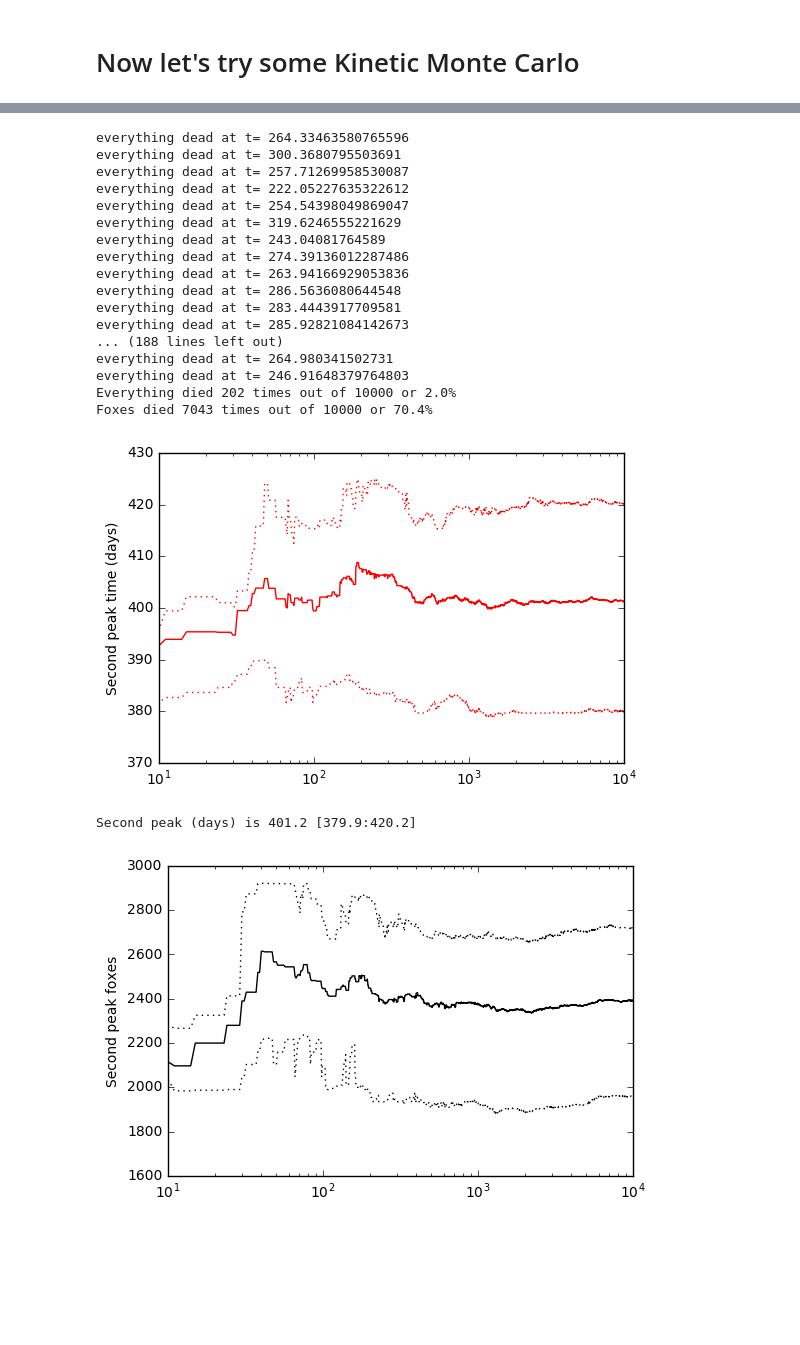
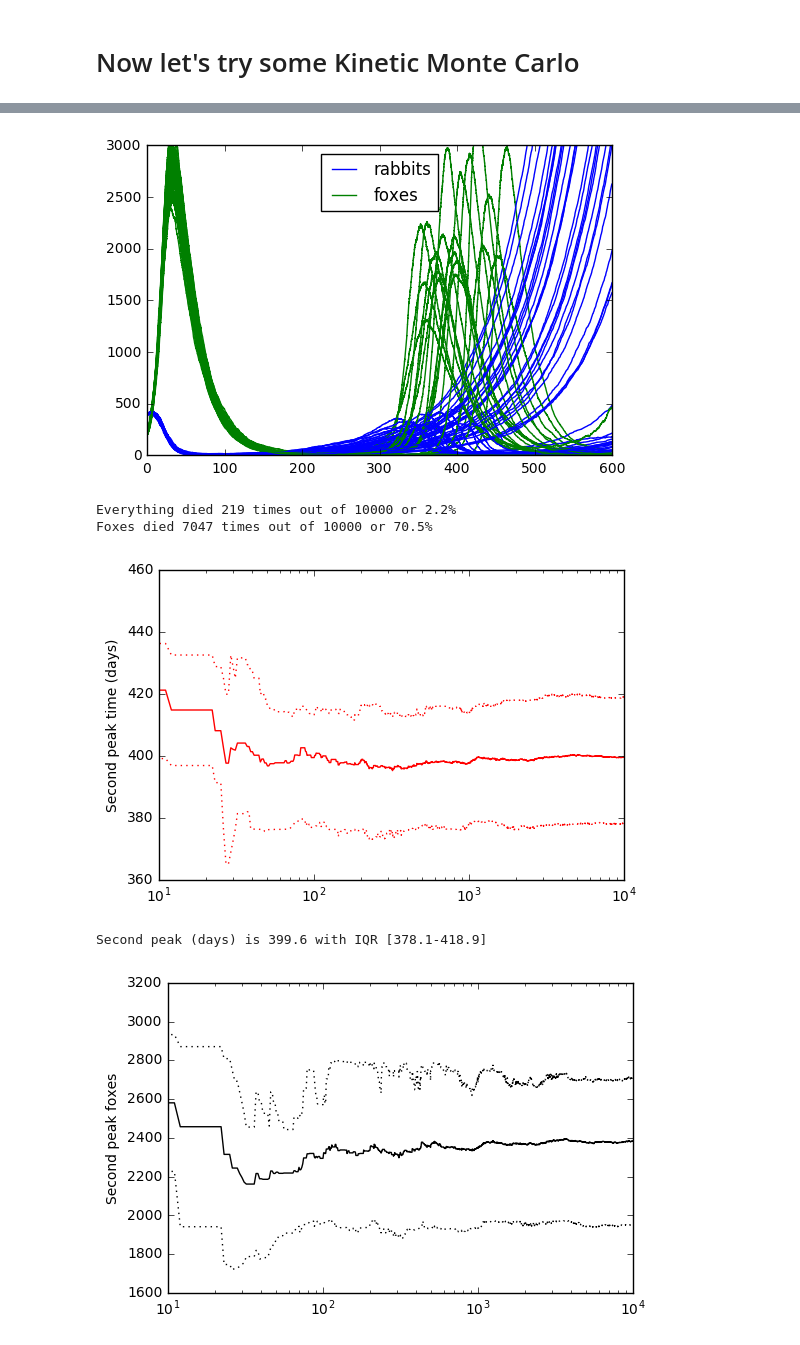
Before and after one commit to dbaugher/rabbits-and-foxes, a Jupyter notebook: rabbits-and-foxes.ipynb, the cells around one changed output, grey strips where cells are left out. Saved outputs shown, nothing was run; the diff lists cells and outputs as text; code cells hidden in the pictures; blank space fills up the shorter version.

```diff
--- a/rabbits-and-foxes.ipynb
+++ b/rabbits-and-foxes.ipynb
@@ -259,7 +274,7 @@ for run in range(runs):
         (rabbit_birth, rabbit_death, fox_birth, fox_death) = rates = get_rates(rabbit, fox)
         sum_rates = sum(rates)
         if sum_rates == 0:
-            print("everything dead at t=",time)
+            # print("everything dead at t=",time)
             dead_everything += 1
             times.append(end_time)
             rabbits.append(rabbit)
@@ -268,22 +283,23 @@ for run in range(runs):
         wait_time = random.expovariate( sum_rates )
         time += wait_time
         choice = random.uniform(0, sum_rates)
-        # Imagine we threw a dart at a number line, and it hit at "choice"
-        choice -= rabbit_birth
+        # Imagine we threw a dart at a number line with span (0, sum_rates) and it hit at "choice"
+        # Foxes change more often than rabbits, so we'll be faster if we check them first!
+        choice -= fox_birth
         if choice < 0:
+            fox += 1 # fox born
+            continue
+        choice -= fox_death
+        if choice < 0:
+            fox -= 1 # fox died
+            if fox == 0:
+                #print("Foxes all died at t=",time)
+                dead_foxes += 1
+            continue
+        if choice < rabbit_birth:
             rabbit += 1 # rabbit born
             continue
-        choice -= rabbit_death
-        if choice < 0:
-            rabbit -= 1 # rabbit died
-            continue
-        if choice < fox_birth:
-            fox += 1 # fox born
-            continue
-        fox -= 1 # fox died
-        if fox == 0:
-            #print("Foxes died at t=",time)
-            dead_foxes+=1
+        rabbit -= 1 # rabbit died
 
     times = np.array(times)
     rabbits = np.array(rabbits)
@@ -295,59 +311,45 @@ for run in range(runs):
         second_peak_foxes.append(foxes[index_of_second_peak])
 
     if len(second_peak_times)>0:
         mean_times[run] = np.mean(second_peak_times)
         mean_foxes[run] = np.mean(second_peak_foxes)
         upper_quartile_times[run] = np.percentile(second_peak_times,75)
         lower_quartile_times[run] = np.percentile(second_peak_times,25)
         upper_quartile_foxes[run] = np.percentile(second_peak_foxes,75)
         lower_quartile_foxes[run] = np.percentile(second_peak_foxes,25)
 
-
-#     plt.plot(times, rabbits, 'b')
-#     plt.plot(times, foxes, 'g')
-#
-# plt.legend(['rabbits','foxes'],loc="best") # put the legend at the best location to avoid overlapping things
-# plt.ylim(0,3000)
-# plt.show()
+    # We don't want to plot too many lines, but would be fun to see a few
+    if run < 50:
+        plt.plot(times, rabbits, 'b')
+        plt.plot(times, foxes, 'g')
+plt.legend(['rabbits','foxes'],loc="best") # put the legend at the best location to avoid overlapping things
+plt.ylim(0,3000)
+plt.show()
 
 
 print("Everything died {} times out of {} or {:.1f}%".format(dead_everything, runs, 100*dead_everything/runs))
 print("Foxes died {} times out of {} or {:.1f}%".format(dead_foxes, runs, 100*dead_foxes/runs))
 
 plt.semilogx(mean_times,'-r')
 plt.semilogx(upper_quartile_times,':r')
 plt.semilogx(lower_quartile_times,':r')
 plt.ylabel('Second peak time (days)')
 plt.xlim(10)
 plt.show()
-print("Second peak (days) is {:.1f} [{:.1f}:{:.1f}] ".format(mean_times[-1], lower_quartile_times[-1], upper_quartile_times[-1]))
+print("Second peak (days) is {:.1f} with IQR [{:.1f}-{:.1f}] ".format(mean_times[-1], lower_quartile_times[-1], upper_quartile_times[-1]))
 
 
 plt.semilogx(mean_foxes,'-k')
 plt.semilogx(upper_quartile_foxes,':k')
 plt.semilogx(lower_quartile_foxes,':k')
 plt.ylabel('Second peak foxes')
 plt.xlim(10)
 plt.show()
-print("Second peak (foxes) is {:.1f} [{:.1f}:{:.1f}] ".format(mean_foxes[-1], lower_quartile_foxes[-1], upper_quartile_foxes[-1]))
+print("Second peak (foxes) is {:.1f} with IQR [{:.1f}-{:.1f}] ".format(mean_foxes[-1], lower_quartile_foxes[-1], upper_quartile_foxes[-1]))
 # %% [output]
+[figure, new version]
-everything dead at t= 264.33463580765596
-everything dead at t= 300.3680795503691
-everything dead at t= 257.71269958530087
-everything dead at t= 222.05227635322612
-everything dead at t= 254.54398049869047
-everything dead at t= 319.6246555221629
-everything dead at t= 243.04081764589
-everything dead at t= 274.39136012287486
-everything dead at t= 263.94166929053836
-everything dead at t= 286.5636080644548
-everything dead at t= 283.4443917709581
-everything dead at t= 285.92821084142673
-... (188 lines left out)
-everything dead at t= 264.980341502731
-everything dead at t= 246.91648379764803
-Everything died 202 times out of 10000 or 2.0%
-Foxes died 7043 times out of 10000 or 70.4%
+Everything died 219 times out of 10000 or 2.2%
+Foxes died 7047 times out of 10000 or 70.5%
-[figure, old version]
+[figure, new version]
-Second peak (days) is 401.2 [379.9:420.2]
+Second peak (days) is 399.6 with IQR [378.1-418.9]
-[figure, old version]
+[figure, added]
```
Also changed, not shown: parts of 4 cells of this notebook.
